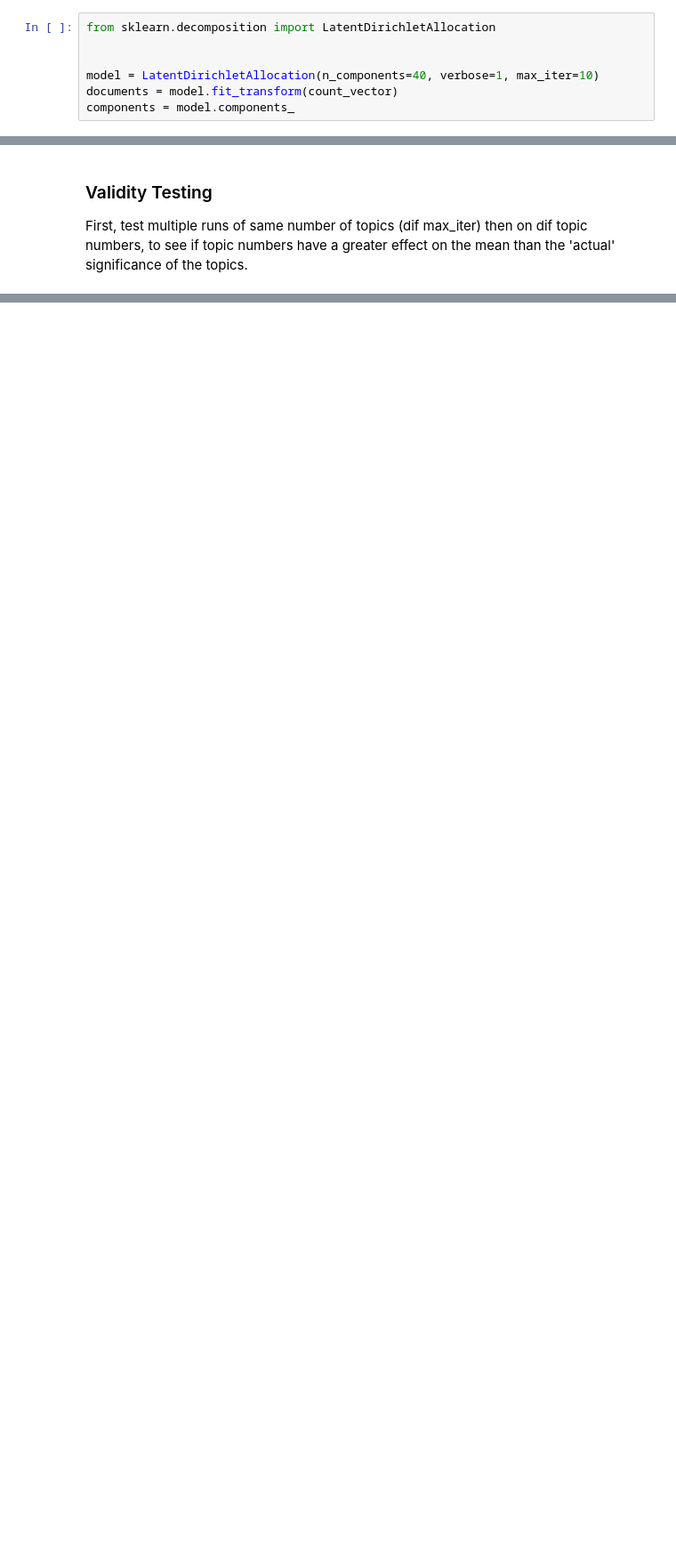
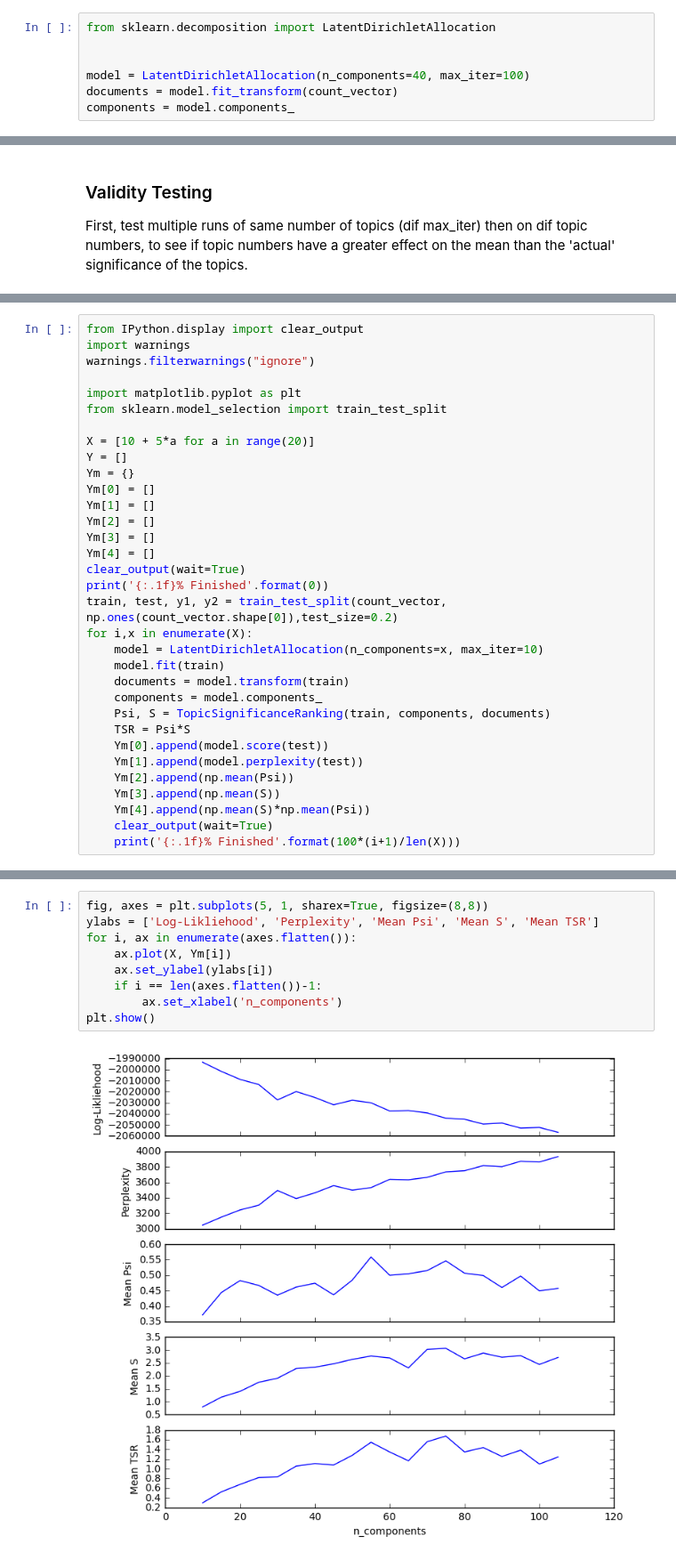
Before and after one commit to NeverForged/TopicSignificanceRank, a Jupyter notebook: TSR.ipynb, the cells around one changed output, grey strips where cells are left out. Shown at 89% size. Saved outputs shown, nothing was run; the diff lists cells and outputs as text; blank space fills up the shorter version.

```diff
--- a/TSR.ipynb
+++ b/TSR.ipynb
@@ -178,6 +189,6 @@ print(count_vector.shape)
 from sklearn.decomposition import LatentDirichletAllocation
 
 
-model = LatentDirichletAllocation(n_components=40, verbose=1, max_iter=10)
+model = LatentDirichletAllocation(n_components=40, max_iter=100)
 documents = model.fit_transform(count_vector)
 components = model.components_
@@ -325,0 +272,33 @@ print(Ym)
+# %%
+from IPython.display import clear_output
+import warnings
+warnings.filterwarnings("ignore")
+
+import matplotlib.pyplot as plt
+from sklearn.model_selection import train_test_split
+
+X = [10 + 5*a for a in range(20)]
+Y = []
+Ym = {}
+Ym[0] = []
+Ym[1] = []
+Ym[2] = []
+Ym[3] = []
+Ym[4] = []
+clear_output(wait=True)
+print('{:.1f}% Finished'.format(0))
+train, test, y1, y2 = train_test_split(count_vector, np.ones(count_vector.shape[0]),test_size=0.2)
+for i,x in enumerate(X):
+    model = LatentDirichletAllocation(n_components=x, max_iter=10)
+    model.fit(train)
+    documents = model.transform(train)
+    components = model.components_
+    Psi, S = TopicSignificanceRanking(train, components, documents)
+    TSR = Psi*S
+    Ym[0].append(model.score(test))
+    Ym[1].append(model.perplexity(test))
+    Ym[2].append(np.mean(Psi))
+    Ym[3].append(np.mean(S))
+    Ym[4].append(np.mean(S)*np.mean(Psi))
+    clear_output(wait=True)
+    print('{:.1f}% Finished'.format(100*(i+1)/len(X)))
@@ -325,0 +307,11 @@ print(Ym)
+# %%
+fig, axes = plt.subplots(5, 1, sharex=True, figsize=(8,8))
+ylabs = ['Log-Likliehood', 'Perplexity', 'Mean Psi', 'Mean S', 'Mean TSR']
+for i, ax in enumerate(axes.flatten()):
+    ax.plot(X, Ym[i])
+    ax.set_ylabel(ylabs[i])
+    if i == len(axes.flatten())-1:
+        ax.set_xlabel('n_components')
+plt.show()
+# %% [output]
+[figure, added]
```
Also changed, not shown: parts of 8 cells of this notebook, 1 other file.
